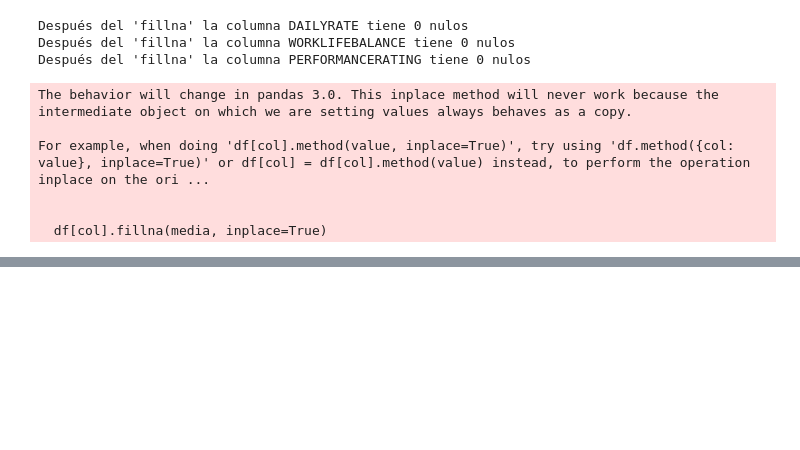
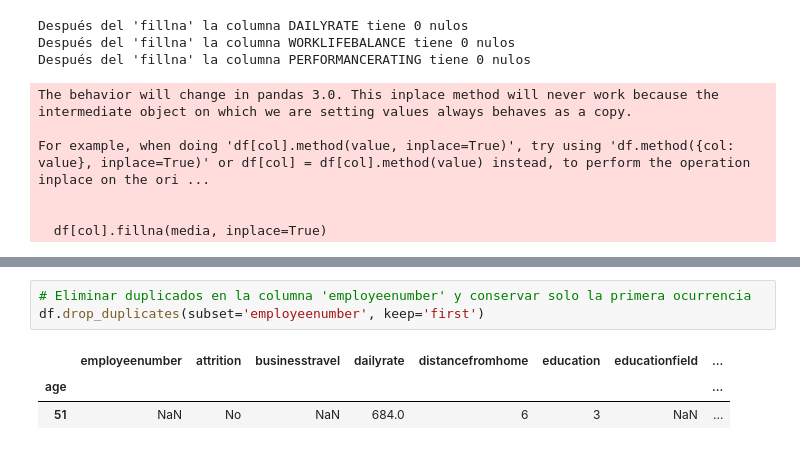
Before and after one commit to vanediar/proyecto-da-promo-a-pt-modulo-3-team-1, a Jupyter notebook: Limpieza/Limpieza_numericas.ipynb, the cells around one changed output, grey strips where cells are left out. Saved outputs shown, nothing was run; the diff lists cells and outputs as text; blank space fills up the shorter version.

```diff
--- a/Limpieza/Limpieza_numericas.ipynb
+++ b/Limpieza/Limpieza_numericas.ipynb
@@ -211,0 +372,7 @@ For example, when doing 'df[col].method(value, inplace=True)', try using 'df.met
+# %%
+# Eliminar duplicados en la columna 'employeenumber' y conservar solo la primera ocurrencia
+df.drop_duplicates(subset='employeenumber', keep='first')
+# %% [output]
+|  | employeenumber | attrition | businesstravel | dailyrate | distancefromhome | education | educationfield | ... |
+| age |  |  |  |  |  |  |  | ... |
+| 51 | NaN | No | NaN | 684.0 | 6 | 3 | NaN | ... |
```
Also changed, not shown: parts of 18 cells of this notebook.
